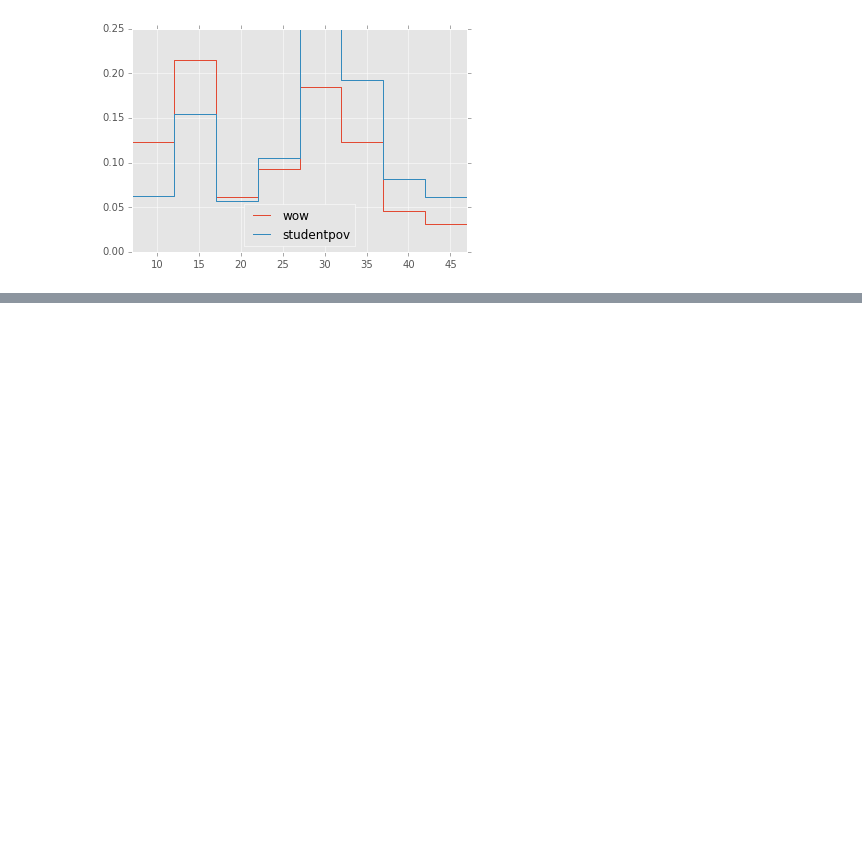
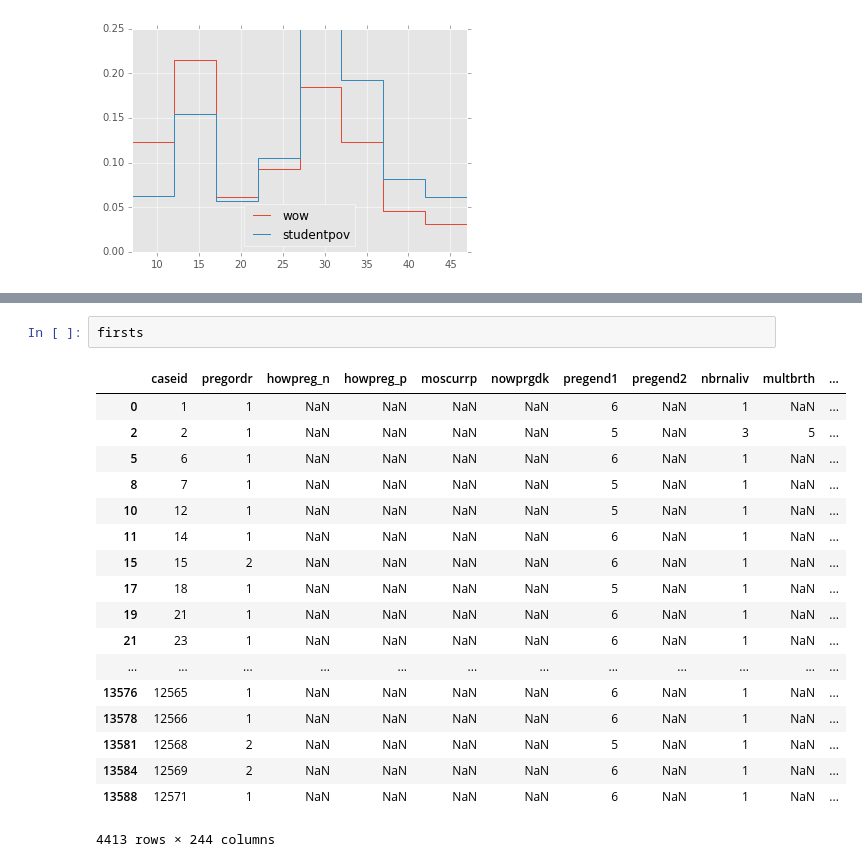
Before and after one commit to doolingdavid/ThinkStats2, a Jupyter notebook: code/notes.ipynb, the cells around one changed output, grey strips where cells are left out. Drawn from its saved outputs; the diff is of its cells as text; blank space fills up the shorter version.

```diff
--- a/code/notes.ipynb
+++ b/code/notes.ipynb
@@ -985,0 +1161,21 @@ dfstoopid[['wow','studentpov']].plot(drawstyle='steps')
+# %%
+firsts
+# %% [output]
+|  | caseid | pregordr | howpreg_n | howpreg_p | moscurrp | nowprgdk | pregend1 | pregend2 | nbrnaliv | multbrth | ... |
+| 0 | 1 | 1 | NaN | NaN | NaN | NaN | 6 | NaN | 1 | NaN | ... |
+| 2 | 2 | 1 | NaN | NaN | NaN | NaN | 5 | NaN | 3 | 5 | ... |
+| 5 | 6 | 1 | NaN | NaN | NaN | NaN | 6 | NaN | 1 | NaN | ... |
+| 8 | 7 | 1 | NaN | NaN | NaN | NaN | 5 | NaN | 1 | NaN | ... |
+| 10 | 12 | 1 | NaN | NaN | NaN | NaN | 5 | NaN | 1 | NaN | ... |
+| 11 | 14 | 1 | NaN | NaN | NaN | NaN | 6 | NaN | 1 | NaN | ... |
+| 15 | 15 | 2 | NaN | NaN | NaN | NaN | 6 | NaN | 1 | NaN | ... |
+| 17 | 18 | 1 | NaN | NaN | NaN | NaN | 5 | NaN | 1 | NaN | ... |
+| 19 | 21 | 1 | NaN | NaN | NaN | NaN | 6 | NaN | 1 | NaN | ... |
+| 21 | 23 | 1 | NaN | NaN | NaN | NaN | 6 | NaN | 1 | NaN | ... |
+| ... | ... | ... | ... | ... | ... | ... | ... | ... | ... | ... | ... |
+| 13576 | 12565 | 1 | NaN | NaN | NaN | NaN | 6 | NaN | 1 | NaN | ... |
+| 13578 | 12566 | 1 | NaN | NaN | NaN | NaN | 6 | NaN | 1 | NaN | ... |
+| 13581 | 12568 | 2 | NaN | NaN | NaN | NaN | 5 | NaN | 1 | NaN | ... |
+| 13584 | 12569 | 2 | NaN | NaN | NaN | NaN | 6 | NaN | 1 | NaN | ... |
+| 13588 | 12571 | 1 | NaN | NaN | NaN | NaN | 6 | NaN | 1 | NaN | ... |
+4413 rows × 244 columns
```
Also changed, not shown: parts of 47 cells of this notebook, 1 other file.
